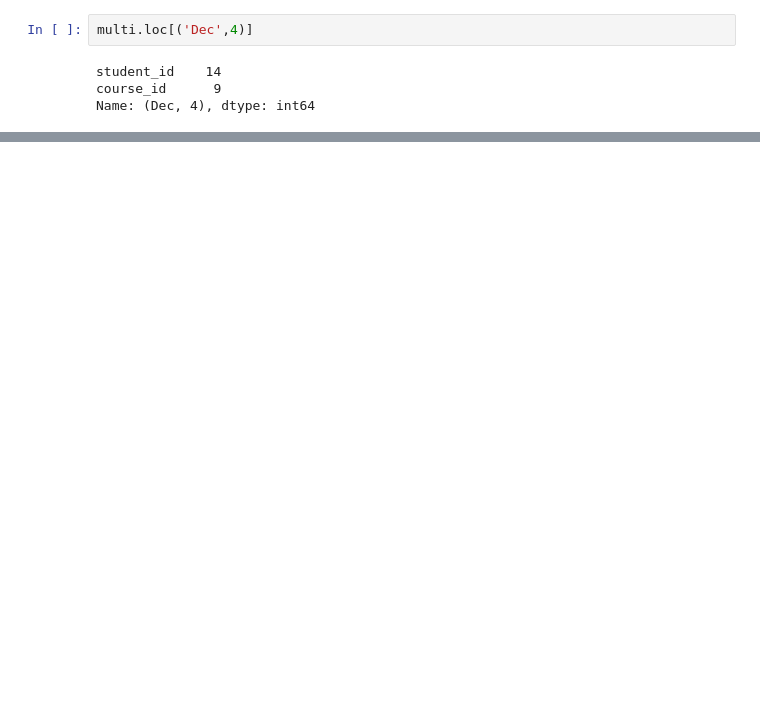
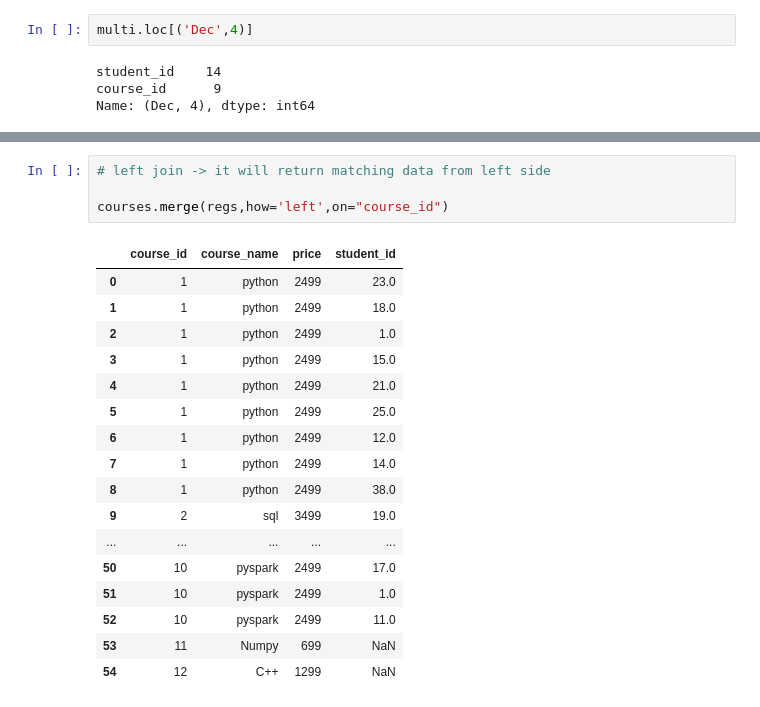
Before and after one commit to mfslovely/Pandas_library, a Jupyter notebook: merging_Joining_Concatenating.ipynb, the cells around one changed output, grey strips where cells are left out. Drawn from its saved outputs; the diff is of its cells as text; blank space fills up the shorter version.

```diff
--- a/merging_Joining_Concatenating.ipynb
+++ b/merging_Joining_Concatenating.ipynb
@@ -74,0 +128,22 @@ Name: (Dec, 4), dtype: int64
+# %%
+# left join -> it will return matching data from left side
+
+courses.merge(regs,how='left',on="course_id")
+# %% [output]
+|  | course_id | course_name | price | student_id |
+| 0 | 1 | python | 2499 | 23.0 |
+| 1 | 1 | python | 2499 | 18.0 |
+| 2 | 1 | python | 2499 | 1.0 |
+| 3 | 1 | python | 2499 | 15.0 |
+| 4 | 1 | python | 2499 | 21.0 |
+| 5 | 1 | python | 2499 | 25.0 |
+| 6 | 1 | python | 2499 | 12.0 |
+| 7 | 1 | python | 2499 | 14.0 |
+| 8 | 1 | python | 2499 | 38.0 |
+| 9 | 2 | sql | 3499 | 19.0 |
+| ... | ... | ... | ... | ... |
+| 50 | 10 | pyspark | 2499 | 17.0 |
+| 51 | 10 | pyspark | 2499 | 1.0 |
+| 52 | 10 | pyspark | 2499 | 11.0 |
+| 53 | 11 | Numpy | 699 | NaN |
+| 54 | 12 | C++ | 1299 | NaN |
```
Also changed, not shown: parts of 18 cells of this notebook, 3 other files.
